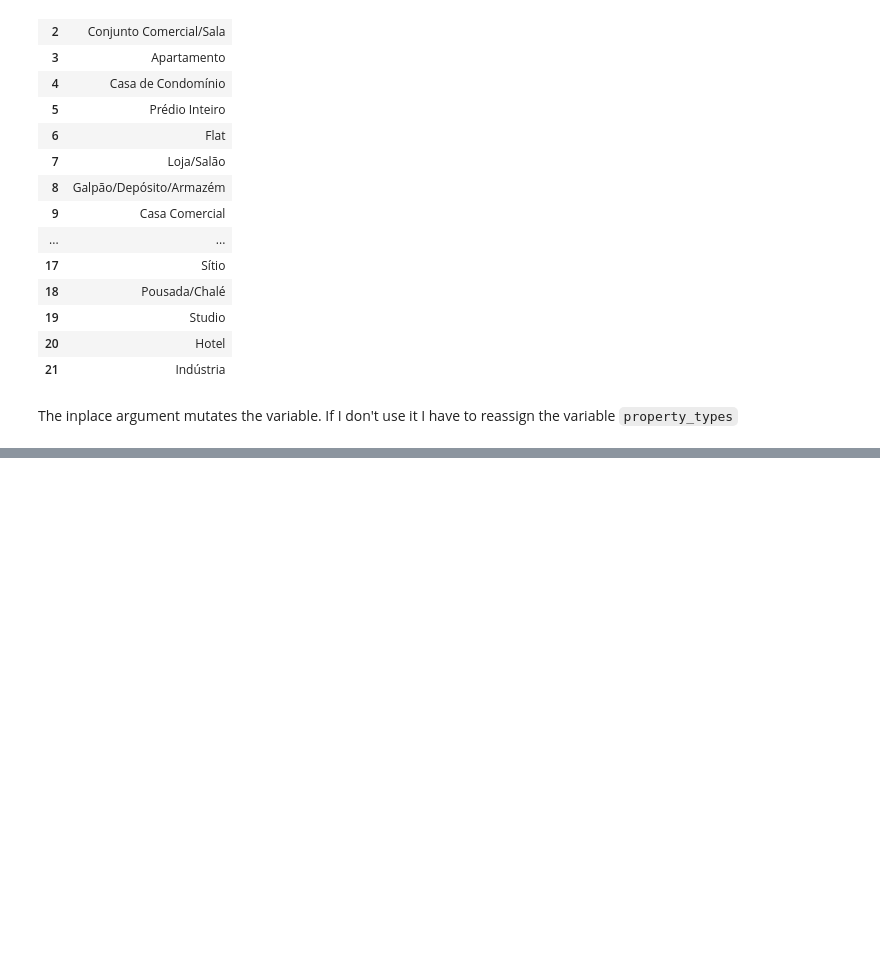
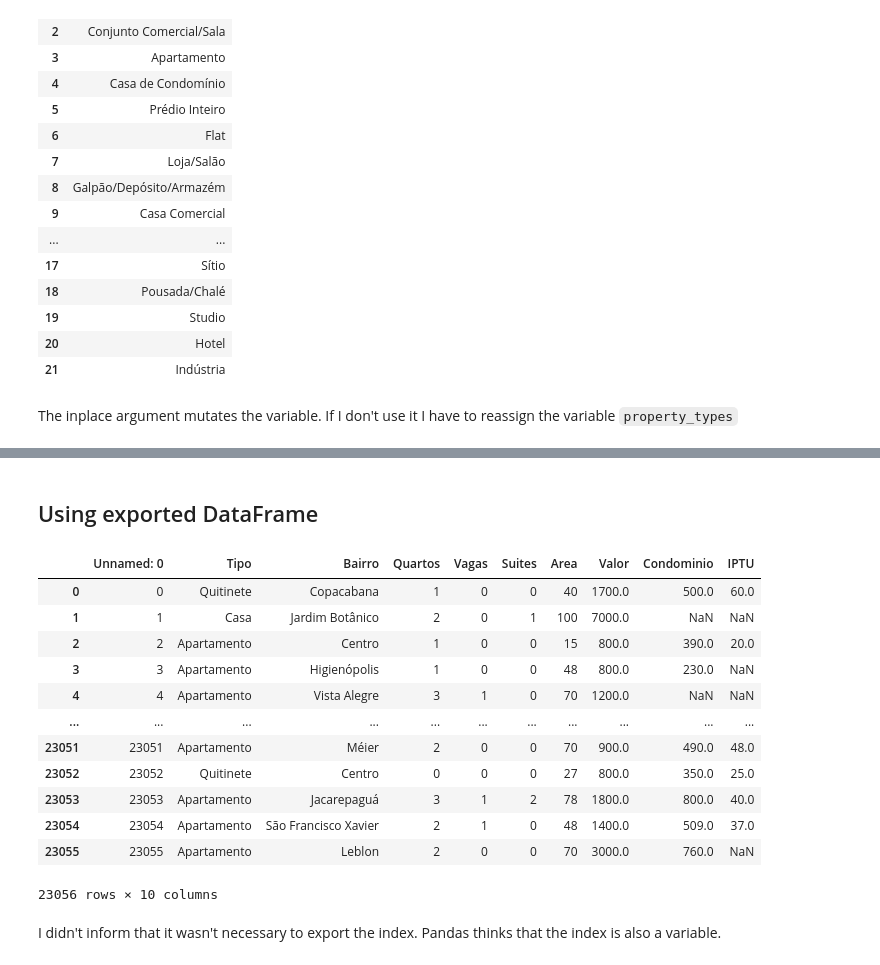
Before and after one commit to nathanqueija/myjourneytodatascience, a Jupyter notebook: 02_pandas_treating_and_analyzing_data/pandas.ipynb, the cells around one changed output, grey strips where cells are left out. Cells and saved outputs as stored; diff of their text form; code cells hidden in the pictures; blank space fills up the shorter version.

Commit message:
Add export dataframe example

```diff
--- a/02_pandas_treating_and_analyzing_data/pandas.ipynb
+++ b/02_pandas_treating_and_analyzing_data/pandas.ipynb
@@ -256,0 +372,21 @@ The inplace argument mutates the variable. If I don't use it I have to reassign
+# %% [markdown]
+## Using exported DataFrame
+# %%
+residential = pd.read_csv("data/residential_properties.csv", sep=";")
+residential
+# %% [output]
+|  | Unnamed: 0 | Tipo | Bairro | Quartos | Vagas | Suites | Area | Valor | Condominio | IPTU |
+| 0 | 0 | Quitinete | Copacabana | 1 | 0 | 0 | 40 | 1700.0 | 500.0 | 60.0 |
+| 1 | 1 | Casa | Jardim Botânico | 2 | 0 | 1 | 100 | 7000.0 | NaN | NaN |
+| 2 | 2 | Apartamento | Centro | 1 | 0 | 0 | 15 | 800.0 | 390.0 | 20.0 |
+| 3 | 3 | Apartamento | Higienópolis | 1 | 0 | 0 | 48 | 800.0 | 230.0 | NaN |
+| 4 | 4 | Apartamento | Vista Alegre | 3 | 1 | 0 | 70 | 1200.0 | NaN | NaN |
+| ... | ... | ... | ... | ... | ... | ... | ... | ... | ... | ... |
+| 23051 | 23051 | Apartamento | Méier | 2 | 0 | 0 | 70 | 900.0 | 490.0 | 48.0 |
+| 23052 | 23052 | Quitinete | Centro | 0 | 0 | 0 | 27 | 800.0 | 350.0 | 25.0 |
+| 23053 | 23053 | Apartamento | Jacarepaguá | 3 | 1 | 2 | 78 | 1800.0 | 800.0 | 40.0 |
+| 23054 | 23054 | Apartamento | São Francisco Xavier | 2 | 1 | 0 | 48 | 1400.0 | 509.0 | 37.0 |
+| 23055 | 23055 | Apartamento | Leblon | 2 | 0 | 0 | 70 | 3000.0 | 760.0 | NaN |
+23056 rows × 10 columns
+# %% [markdown]
+I didn't inform that it wasn't necessary to export the index. Pandas thinks that the index is also a variable.
```
Also changed, not shown: parts of 22 cells of this notebook, 3 other files.
